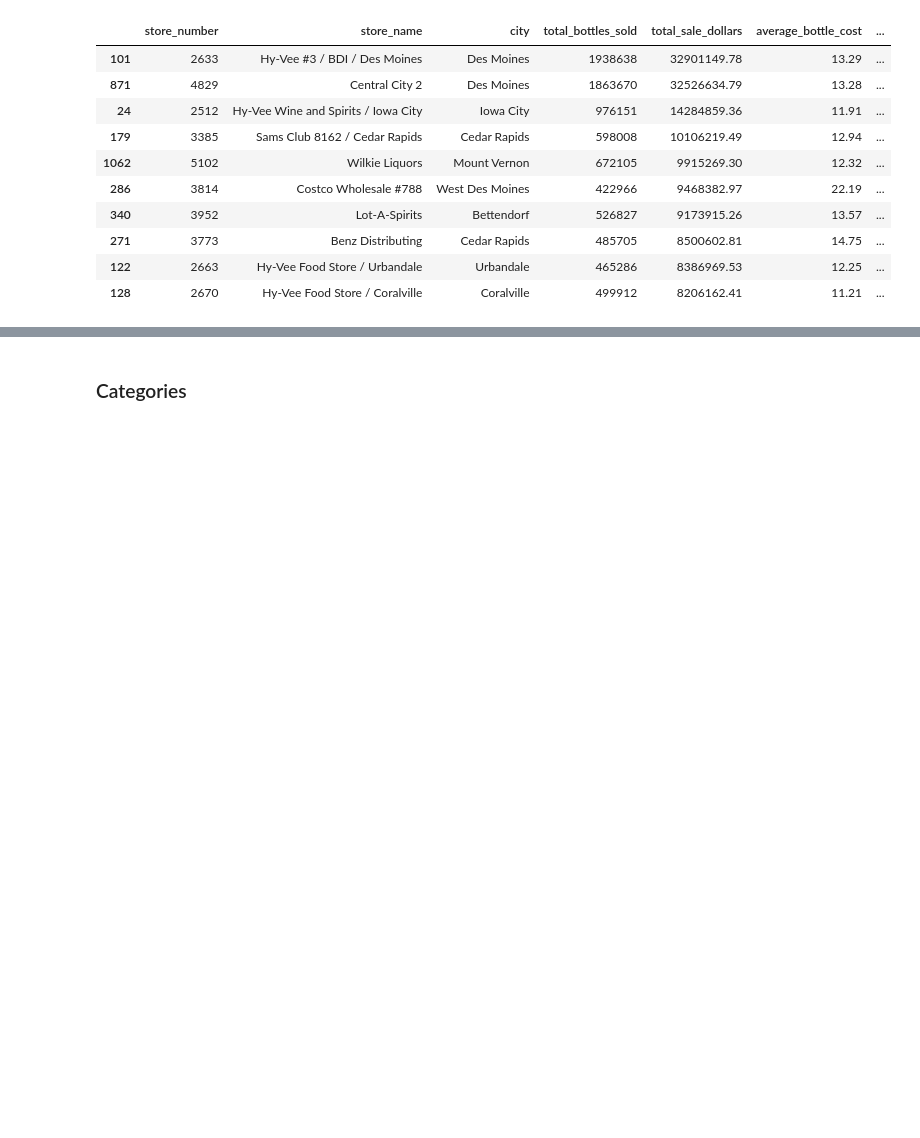
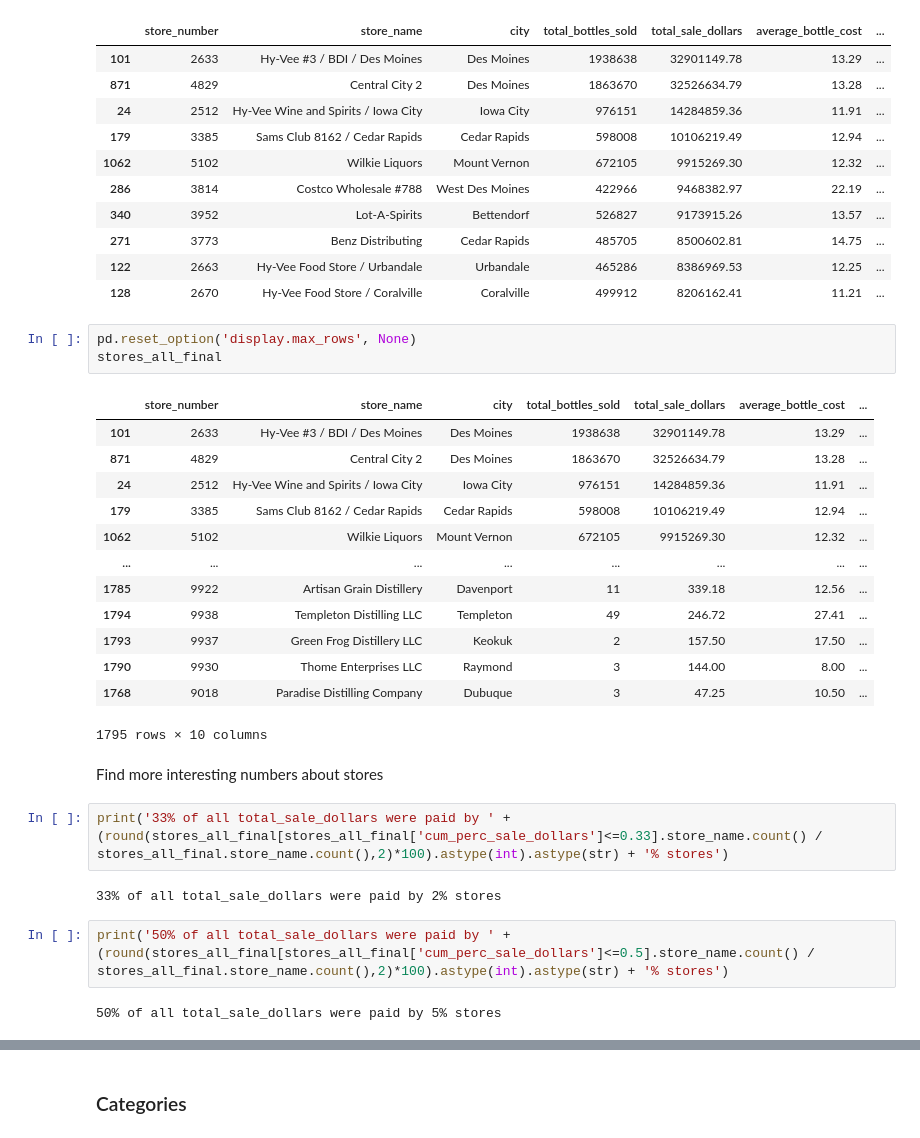
Before and after one commit to polesh21/iowa_liquor_sales, a Jupyter notebook: EDA_iowa.ipynb, the cells around one changed output, grey strips where cells are left out. Drawn from its saved outputs; the diff is of its cells as text; blank space fills up the shorter version.

```diff
--- a/EDA_iowa.ipynb
+++ b/EDA_iowa.ipynb
@@ -340,3 +350,30 @@ stores_all_final.head(10)
 | 271 | 3773 | Benz Distributing | Cedar Rapids | 485705 | 8500602.81 | 14.75 | ... |
 | 122 | 2663 | Hy-Vee Food Store / Urbandale | Urbandale | 465286 | 8386969.53 | 12.25 | ... |
 | 128 | 2670 | Hy-Vee Food Store / Coralville | Coralville | 499912 | 8206162.41 | 11.21 | ... |
+# %%
+pd.reset_option('display.max_rows', None)
+stores_all_final
+# %% [output]
+|  | store_number | store_name | city | total_bottles_sold | total_sale_dollars | average_bottle_cost | ... |
+| 101 | 2633 | Hy-Vee #3 / BDI / Des Moines | Des Moines | 1938638 | 32901149.78 | 13.29 | ... |
+| 871 | 4829 | Central City 2 | Des Moines | 1863670 | 32526634.79 | 13.28 | ... |
+| 24 | 2512 | Hy-Vee Wine and Spirits / Iowa City | Iowa City | 976151 | 14284859.36 | 11.91 | ... |
+| 179 | 3385 | Sams Club 8162 / Cedar Rapids | Cedar Rapids | 598008 | 10106219.49 | 12.94 | ... |
+| 1062 | 5102 | Wilkie Liquors | Mount Vernon | 672105 | 9915269.30 | 12.32 | ... |
+| ... | ... | ... | ... | ... | ... | ... | ... |
+| 1785 | 9922 | Artisan Grain Distillery | Davenport | 11 | 339.18 | 12.56 | ... |
+| 1794 | 9938 | Templeton Distilling LLC | Templeton | 49 | 246.72 | 27.41 | ... |
+| 1793 | 9937 | Green Frog Distillery LLC | Keokuk | 2 | 157.50 | 17.50 | ... |
+| 1790 | 9930 | Thome Enterprises LLC | Raymond | 3 | 144.00 | 8.00 | ... |
+| 1768 | 9018 | Paradise Distilling Company | Dubuque | 3 | 47.25 | 10.50 | ... |
+1795 rows × 10 columns
+# %% [markdown]
+Find more interesting numbers about stores
+# %%
+print('33% of all total_sale_dollars were paid by ' + (round(stores_all_final[stores_all_final['cum_perc_sale_dollars']<=0.33].store_name.count() / stores_all_final.store_name.count(),2)*100).astype(int).astype(str) + '% stores')
+# %% [output]
+33% of all total_sale_dollars were paid by 2% stores
+# %%
+print('50% of all total_sale_dollars were paid by ' + (round(stores_all_final[stores_all_final['cum_perc_sale_dollars']<=0.5].store_name.count() / stores_all_final.store_name.count(),2)*100).astype(int).astype(str) + '% stores')
+# %% [output]
+50% of all total_sale_dollars were paid by 5% stores
```
Also changed, not shown: parts of 23 cells of this notebook.
